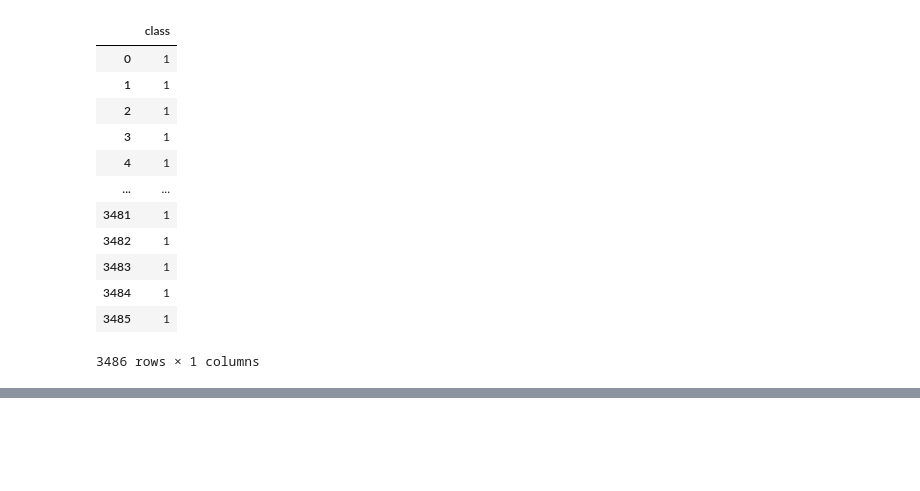
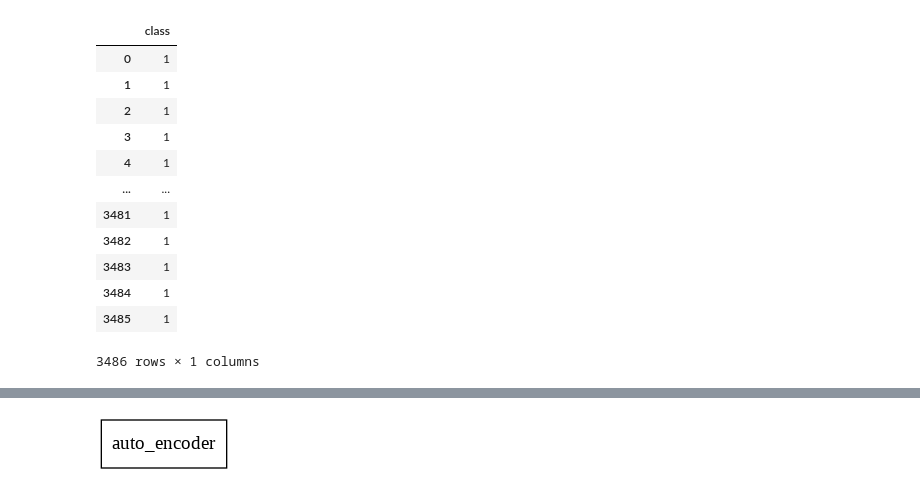
Before and after one commit to ggranadillo21/Mytest, a Jupyter notebook: AnomalyDetection_Autoencoders.ipynb, the cells around one changed output, grey strips where cells are left out. Saved outputs shown, nothing was run; the diff lists cells and outputs as text; code cells hidden in the pictures; blank space fills up the shorter version.

```diff
--- a/AnomalyDetection_Autoencoders.ipynb
+++ b/AnomalyDetection_Autoencoders.ipynb
@@ -206,0 +1584,5 @@ predictions
+# %%
+from tensorflow.keras.utils import plot_model
+plot_model(model, show_shapes=True)
+# %% [output]
+[figure, added]
```
Also changed, not shown: parts of 88 cells of this notebook.
